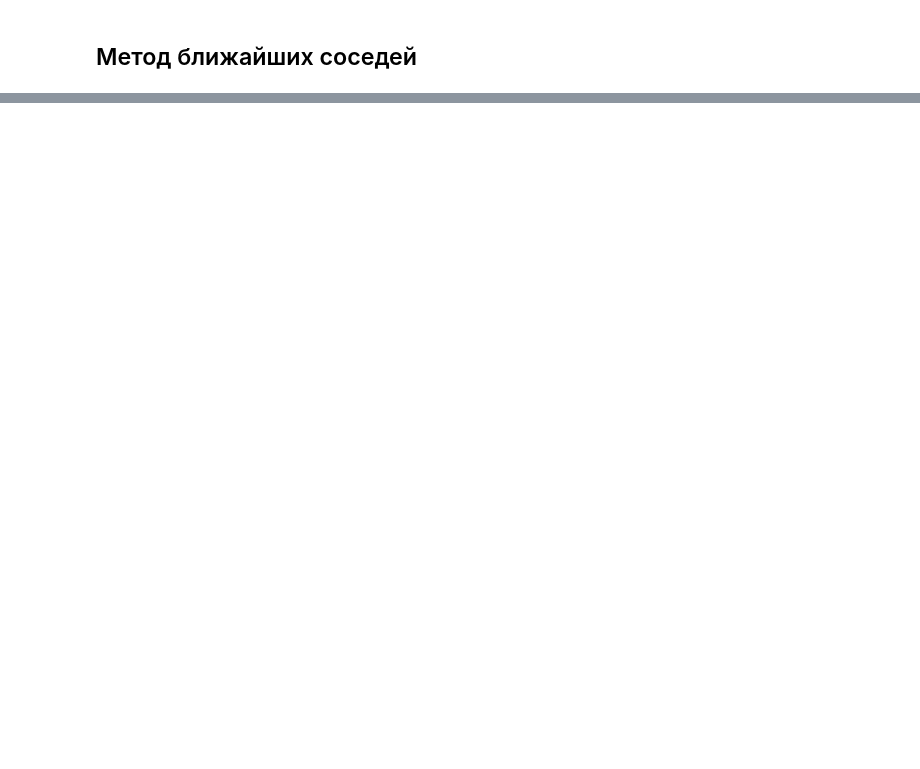
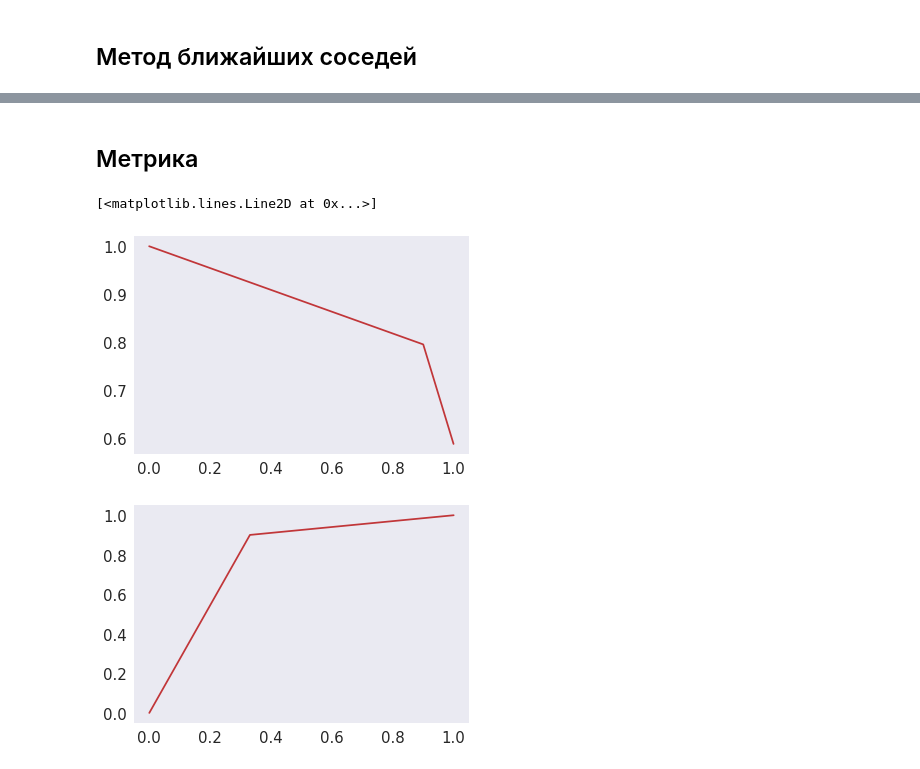
Before and after one commit to Danil328/study, a Jupyter notebook: ML/ML.ipynb, the cells around one changed output, grey strips where cells are left out. Saved outputs shown, nothing was run; the diff lists cells and outputs as text; code cells hidden in the pictures; blank space fills up the shorter version.

```diff
--- a/ML/ML.ipynb
+++ b/ML/ML.ipynb
@@ -208,0 +254,14 @@ Fitting 5 folds for each of 9 candidates, totalling 45 fits
+# %% [markdown]
+## Метрика
+# %%
+## Метрика
+precision, recall, thresholds = precision_recall_curve(test_y, pred_forest)
+plt.plot(recall,precision)
+
+fpr, tpr, thresholds = roc_curve(test_y, pred_forest)
+plt.figure()
+plt.plot(fpr,tpr)
+# %% [output]
+[<matplotlib.lines.Line2D at 0x...>]
+[figure, added]
+[figure, added]
```
Also changed, not shown: parts of 8 cells of this notebook.
